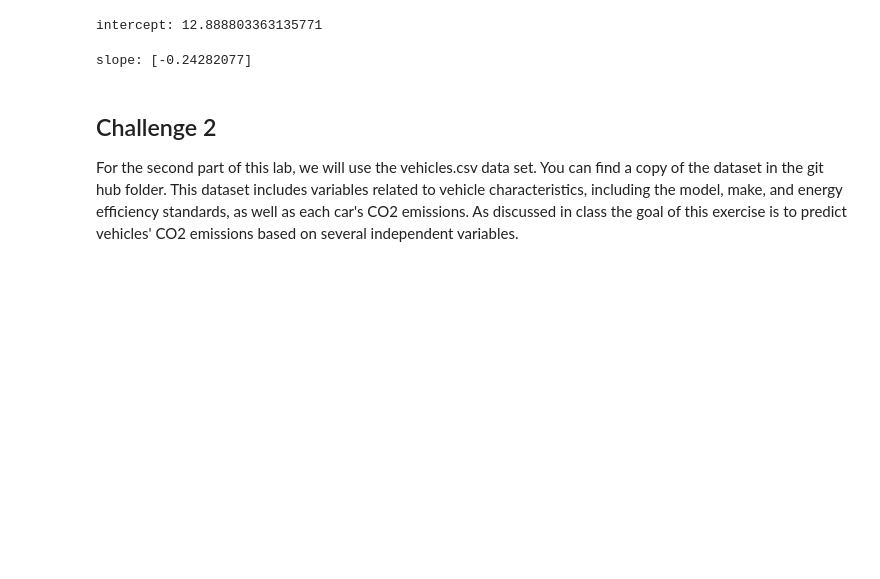
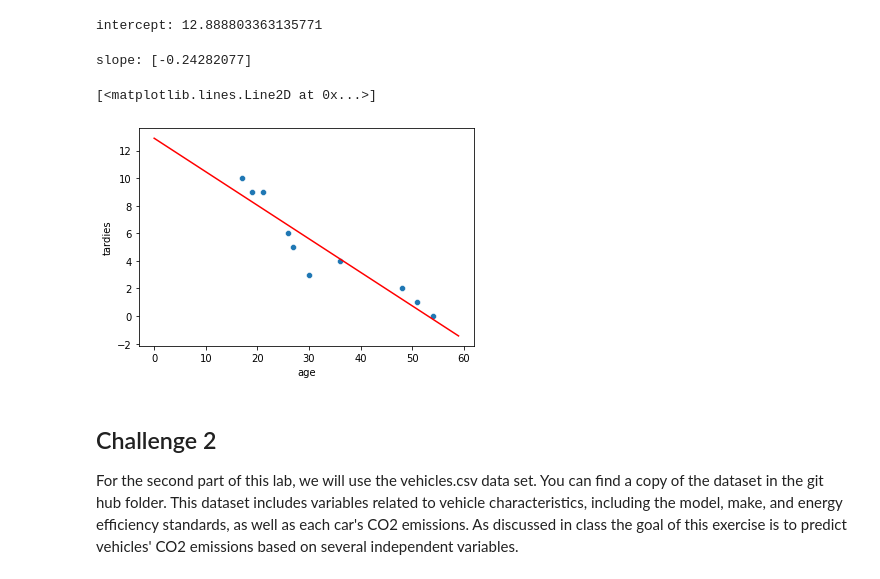
Before and after one commit to ironhack-datalabs/datamad1020, a Jupyter notebook: module-2/lab-regression-analysis/your-code.ipynb, the cells around one changed output. Cells and saved outputs as stored; diff of their text form; code cells hidden in the pictures; blank space fills up the shorter version.

```diff
--- a/module-2/lab-regression-analysis/your-code.ipynb
+++ b/module-2/lab-regression-analysis/your-code.ipynb
@@ -159,6 +163,15 @@ intercept: 12.888803363135771
 print('slope:', model.coef_)
 # %% [output]
 slope: [-0.24282077]
+# %%
+x = np.arange(0,60,1)
+y = model.coef_*x + model.intercept_
+# %%
+sns.scatterplot(x=student_data["age"],y=student_data["tardies"])
+plt.plot(x,y,c="r")
+# %% [output]
+[<matplotlib.lines.Line2D at 0x...>]
+[figure, added]
 # %% [markdown]
 ## Challenge 2
 For the second part of this lab, we will use the vehicles.csv data set. You can find a copy of the dataset in the git hub folder. This dataset includes variables related to vehicle characteristics, including the model, make, and energy efficiency standards, as well as each car's CO2 emissions. As discussed in class the goal of this exercise is to predict vehicles' CO2 emissions based on several independent variables.
```
Also changed, not shown: parts of 11 cells of this notebook.
